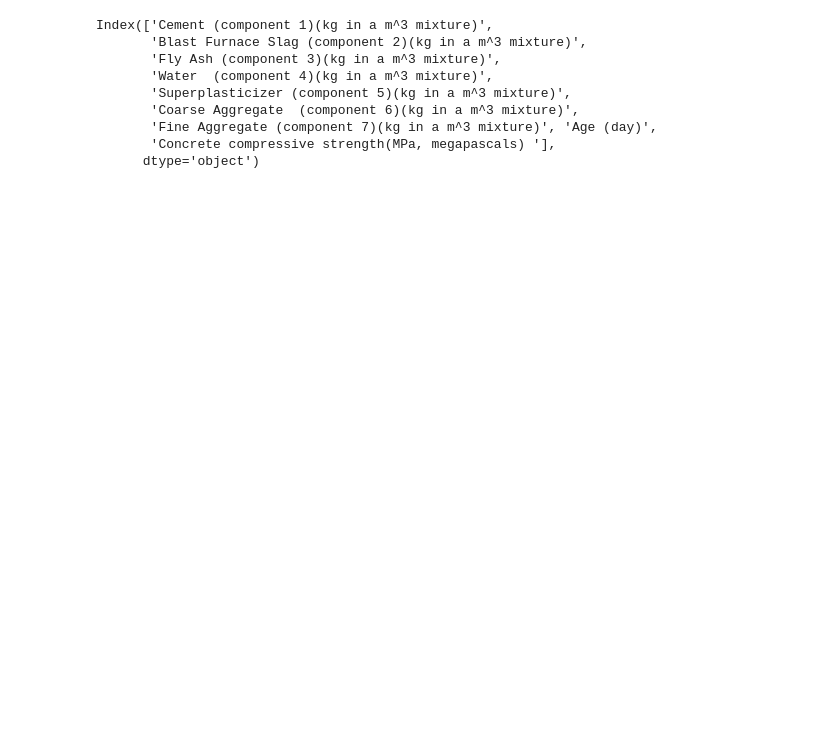
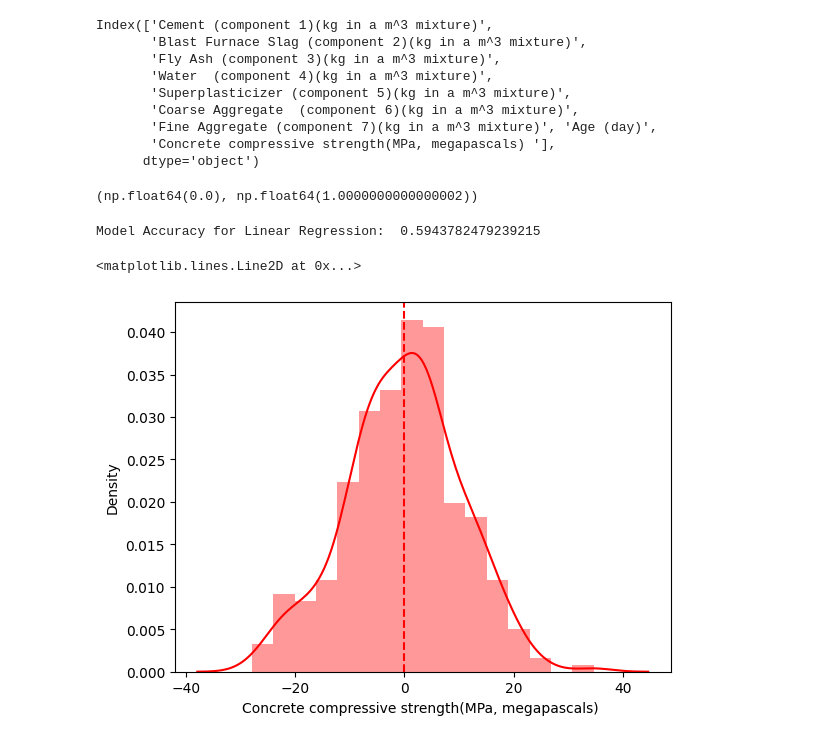
Before and after one commit to meet-vasita/CementPrediction_Model, a Jupyter notebook: Model.ipynb, the cells around one changed output. Drawn from its saved outputs; the diff is of its cells as text; code cells hidden in the pictures; blank space fills up the shorter version.

```diff
--- a/Model.ipynb
+++ b/Model.ipynb
@@ -243,3 +243,33 @@ Index(['Cement (component 1)(kg in a m^3 mixture)',
 
 X = df.drop(columns= 'Concrete compressive strength(MPa, megapascals) ',axis=1)
 y = df['Concrete compressive strength(MPa, megapascals) ']
+
+# Step 02: Using the Train Test Split
+# test_size lies betweem 0.20 to 0.35
+X_train,X_test, y_train,y_test = train_test_split(X,y,test_size=0.30,random_state=42)
+
+#Using Scaling Techniques
+sc = MinMaxScaler()
+
+#Seen Data
+X_train = sc.fit_transform(X_train)
+#Unseen Data
+X_test = sc.transform(X_test)
+# %%
+X_train.min(),X_train.max()
+# %% [output]
+(np.float64(0.0), np.float64(1.0000000000000002))
+# %%
+from sklearn.linear_model import LinearRegression
+
+LR = LinearRegression().fit(X_train,y_train)
+y_pred_LR = LR.predict(X_test)
+print('Model Accuracy for Linear Regression: ',r2_score(y_test,y_pred_LR))
+# %% [output]
+Model Accuracy for Linear Regression:  0.5943782479239215
+# %%
+sns.distplot(y_test - y_pred_LR,color='red')
+plt.axvline(0,linestyle='--',color='red')
+# %% [output]
+<matplotlib.lines.Line2D at 0x...>
+[figure, added]
```
Also changed, not shown: parts of 5 cells of this notebook, 1 other file.
